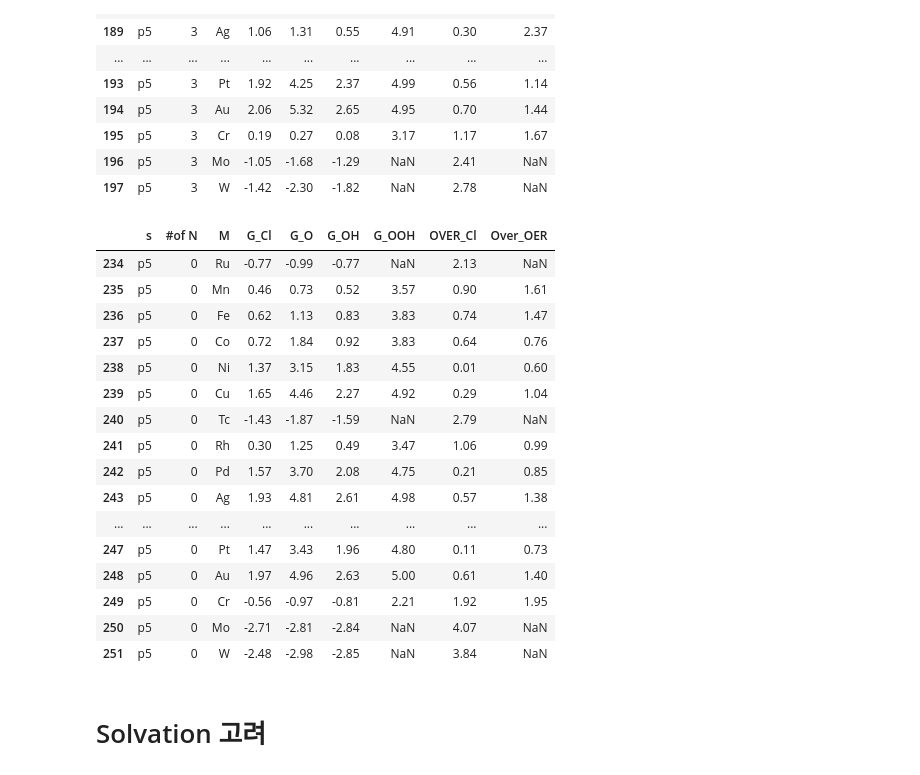
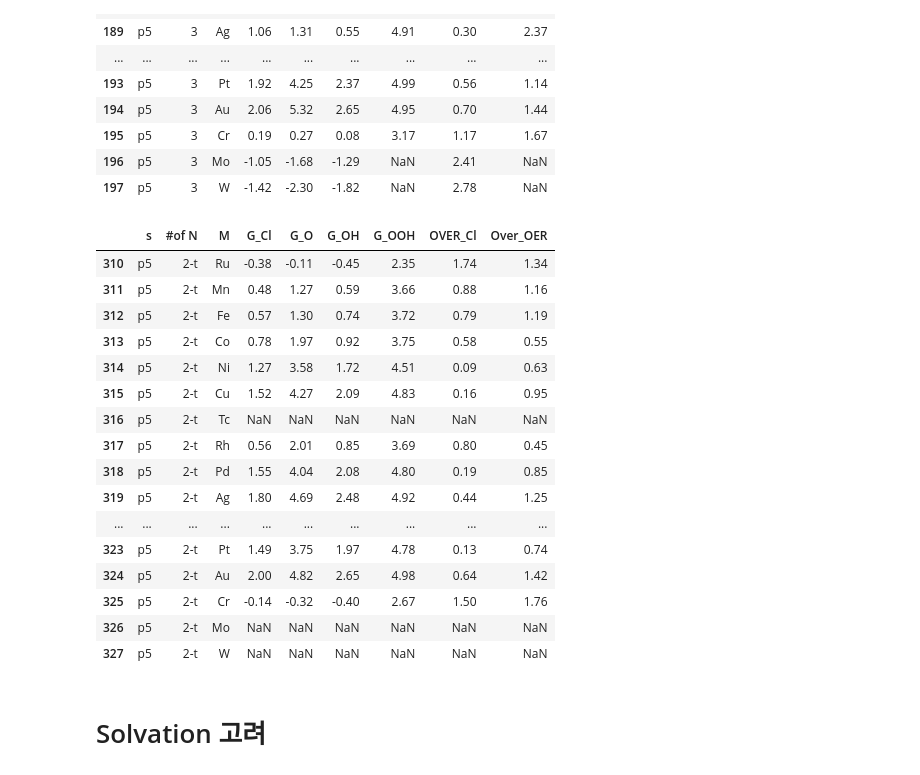
Before and after one commit to hjyang2798/CER_repository_CCEL, a Jupyter notebook: Climbvolcano.ipynb, the cells around one changed output. Drawn from its saved outputs; the diff is of its cells as text; code cells hidden in the pictures.

```diff
--- a/Climbvolcano.ipynb
+++ b/Climbvolcano.ipynb
@@ -40,35 +40,35 @@ p5n3
 # %%
 #p5n3=p5n3.drop(185)
 #p5n3=p5n3.drop(184)
 #p5n3=p5n3.drop(189)
 
 p5 = [p5n4,p5n3,p5n2,p5n2t,p5n1,p5n0]
 for i in p5 :
     a = list(i['G_OH']-1.23)
     b =list(i['G_O']-i['G_OH']-1.23)
     c = list(i['G_OOH']-i['G_O']-1.23)
     d = list(4.92-i['G_OOH']-1.23)
 
     i['Over_OER'] = np.max([a,b,c,d],axis=0)
-p5n0
+p5n2t
 # %% [output]
 |  | s | #of N | M | G_Cl | G_O | G_OH | G_OOH | OVER_Cl | Over_OER |
-| 234 | p5 | 0 | Ru | -0.77 | -0.99 | -0.77 | NaN | 2.13 | NaN |
-| 235 | p5 | 0 | Mn | 0.46 | 0.73 | 0.52 | 3.57 | 0.90 | 1.61 |
-| 236 | p5 | 0 | Fe | 0.62 | 1.13 | 0.83 | 3.83 | 0.74 | 1.47 |
-| 237 | p5 | 0 | Co | 0.72 | 1.84 | 0.92 | 3.83 | 0.64 | 0.76 |
-| 238 | p5 | 0 | Ni | 1.37 | 3.15 | 1.83 | 4.55 | 0.01 | 0.60 |
-| 239 | p5 | 0 | Cu | 1.65 | 4.46 | 2.27 | 4.92 | 0.29 | 1.04 |
-| 240 | p5 | 0 | Tc | -1.43 | -1.87 | -1.59 | NaN | 2.79 | NaN |
-| 241 | p5 | 0 | Rh | 0.30 | 1.25 | 0.49 | 3.47 | 1.06 | 0.99 |
-| 242 | p5 | 0 | Pd | 1.57 | 3.70 | 2.08 | 4.75 | 0.21 | 0.85 |
-| 243 | p5 | 0 | Ag | 1.93 | 4.81 | 2.61 | 4.98 | 0.57 | 1.38 |
+| 310 | p5 | 2-t | Ru | -0.38 | -0.11 | -0.45 | 2.35 | 1.74 | 1.34 |
+| 311 | p5 | 2-t | Mn | 0.48 | 1.27 | 0.59 | 3.66 | 0.88 | 1.16 |
+| 312 | p5 | 2-t | Fe | 0.57 | 1.30 | 0.74 | 3.72 | 0.79 | 1.19 |
+| 313 | p5 | 2-t | Co | 0.78 | 1.97 | 0.92 | 3.75 | 0.58 | 0.55 |
+| 314 | p5 | 2-t | Ni | 1.27 | 3.58 | 1.72 | 4.51 | 0.09 | 0.63 |
+| 315 | p5 | 2-t | Cu | 1.52 | 4.27 | 2.09 | 4.83 | 0.16 | 0.95 |
+| 316 | p5 | 2-t | Tc | NaN | NaN | NaN | NaN | NaN | NaN |
+| 317 | p5 | 2-t | Rh | 0.56 | 2.01 | 0.85 | 3.69 | 0.80 | 0.45 |
+| 318 | p5 | 2-t | Pd | 1.55 | 4.04 | 2.08 | 4.80 | 0.19 | 0.85 |
+| 319 | p5 | 2-t | Ag | 1.80 | 4.69 | 2.48 | 4.92 | 0.44 | 1.25 |
 | ... | ... | ... | ... | ... | ... | ... | ... | ... | ... |
-| 247 | p5 | 0 | Pt | 1.47 | 3.43 | 1.96 | 4.80 | 0.11 | 0.73 |
-| 248 | p5 | 0 | Au | 1.97 | 4.96 | 2.63 | 5.00 | 0.61 | 1.40 |
-| 249 | p5 | 0 | Cr | -0.56 | -0.97 | -0.81 | 2.21 | 1.92 | 1.95 |
-| 250 | p5 | 0 | Mo | -2.71 | -2.81 | -2.84 | NaN | 4.07 | NaN |
-| 251 | p5 | 0 | W | -2.48 | -2.98 | -2.85 | NaN | 3.84 | NaN |
+| 323 | p5 | 2-t | Pt | 1.49 | 3.75 | 1.97 | 4.78 | 0.13 | 0.74 |
+| 324 | p5 | 2-t | Au | 2.00 | 4.82 | 2.65 | 4.98 | 0.64 | 1.42 |
+| 325 | p5 | 2-t | Cr | -0.14 | -0.32 | -0.40 | 2.67 | 1.50 | 1.76 |
+| 326 | p5 | 2-t | Mo | NaN | NaN | NaN | NaN | NaN | NaN |
+| 327 | p5 | 2-t | W | NaN | NaN | NaN | NaN | NaN | NaN |
 # %% [markdown]
 # Solvation 고려
 # %%
```
Also changed, not shown: parts of 7 cells of this notebook.
